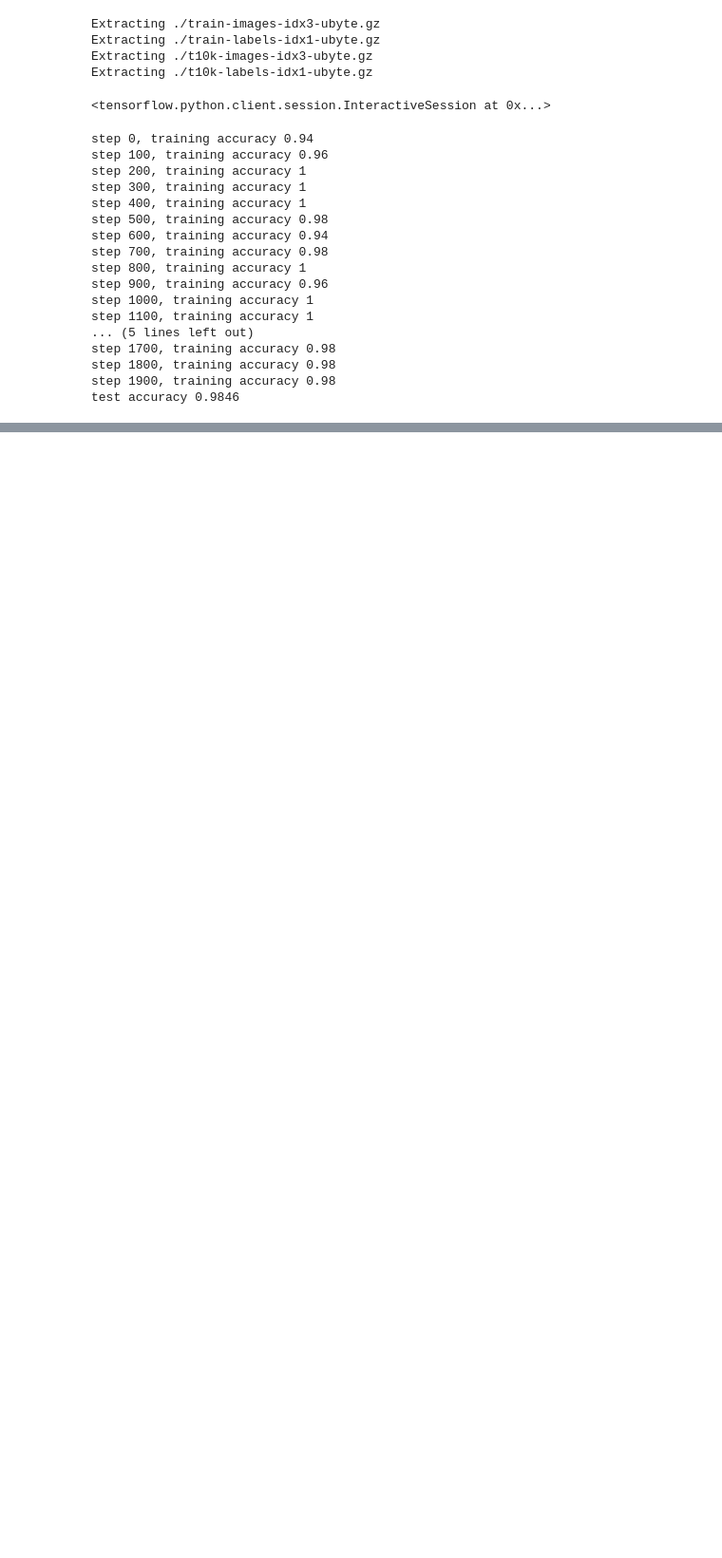
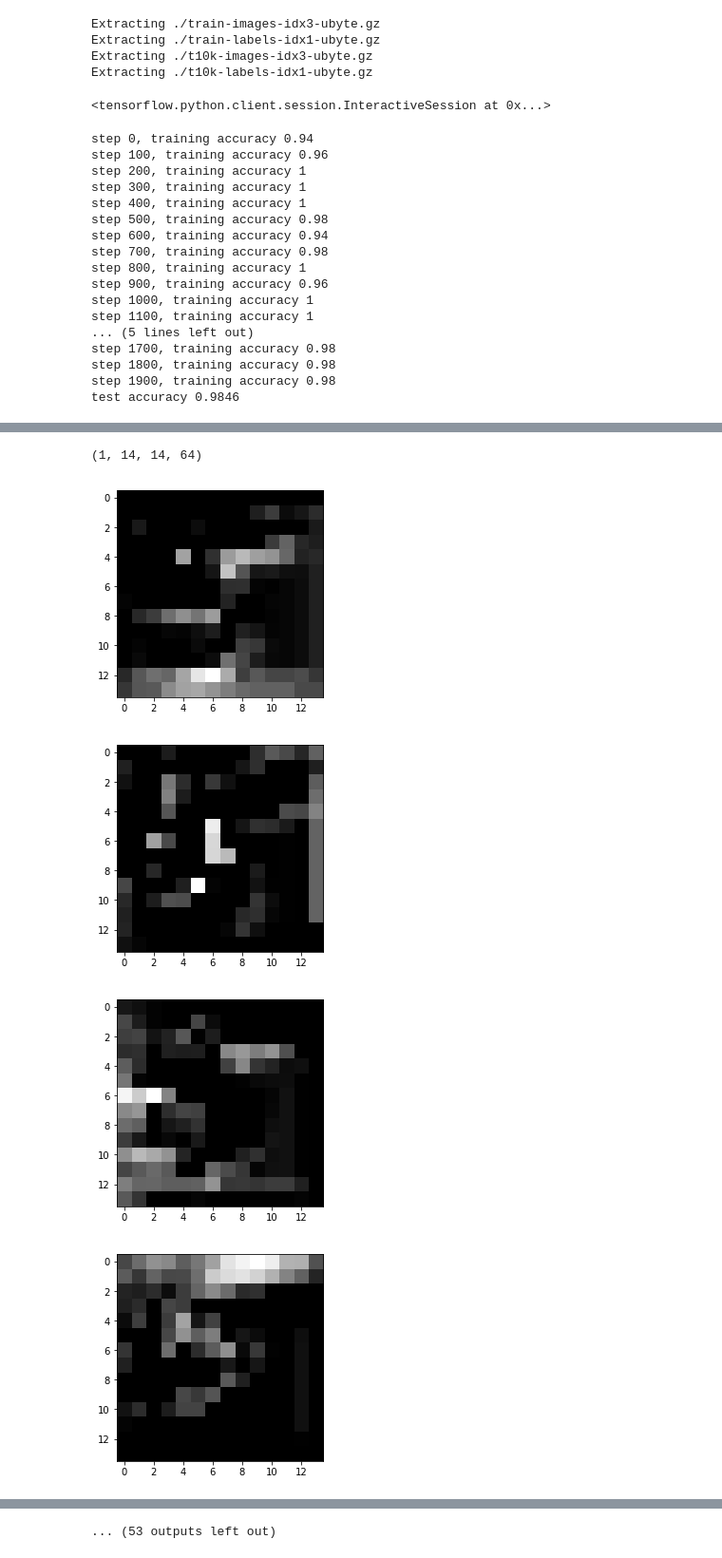
Before and after one commit to valentin-nemcev/tensor-flow-hackathon, a Jupyter notebook: MNIST_deep.ipynb, the cells around one changed output, grey strips where cells are left out. Shown at 95% size. Cells and saved outputs as stored; diff of their text form; code cells hidden in the pictures; blank space fills up the shorter version.

```diff
--- a/MNIST_deep.ipynb
+++ b/MNIST_deep.ipynb
@@ -102,0 +170,14 @@ plt.imshow(w)
+# %%
+img = 1 - mpimg.imread('digit.png').reshape([784, 3])[:, 1]
+h = sess.run(h_conv2, feed_dict={x: [img], keep_prob: 1})
+print(h.shape)
+for i in range(h.shape[-1]):
+
+    plt.imshow(h[0, :, :, i], cmap='gray')
+    plt.show()
+# %% [output]
+(1, 14, 14, 64)
+[figure, added]
+[figure, added]
+[figure, added]
+[figure, added]
@@ -102,0 +191 @@ plt.imshow(w)
+... (53 outputs left out)
```
Also changed, not shown: parts of 7 cells of this notebook.
